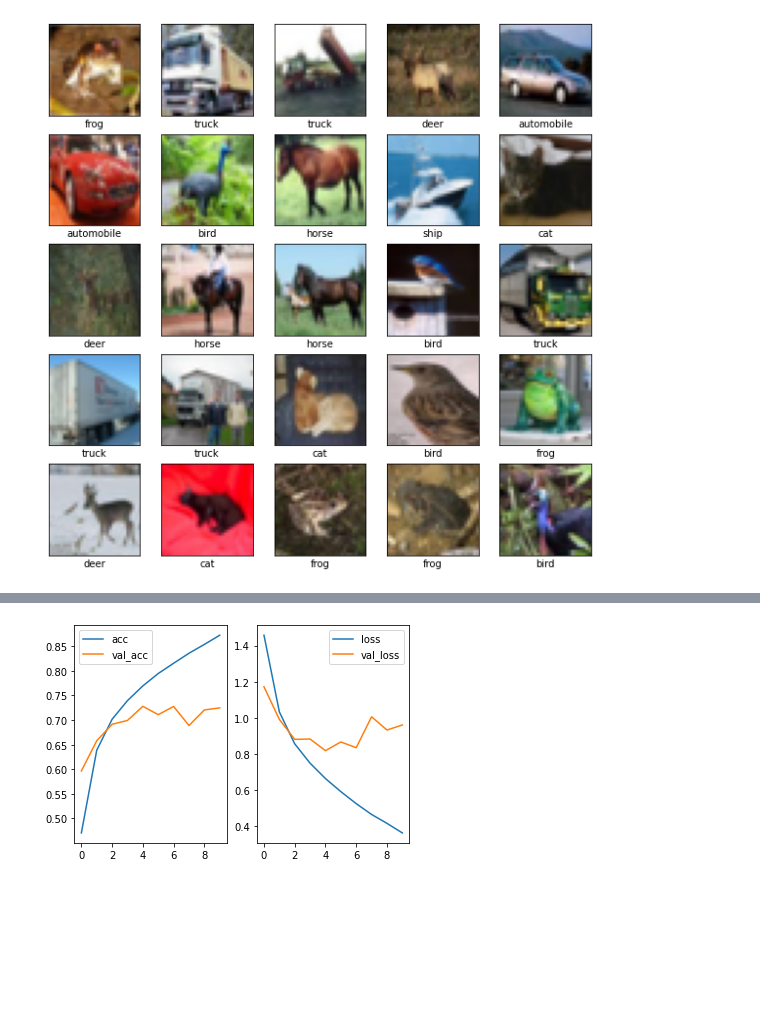
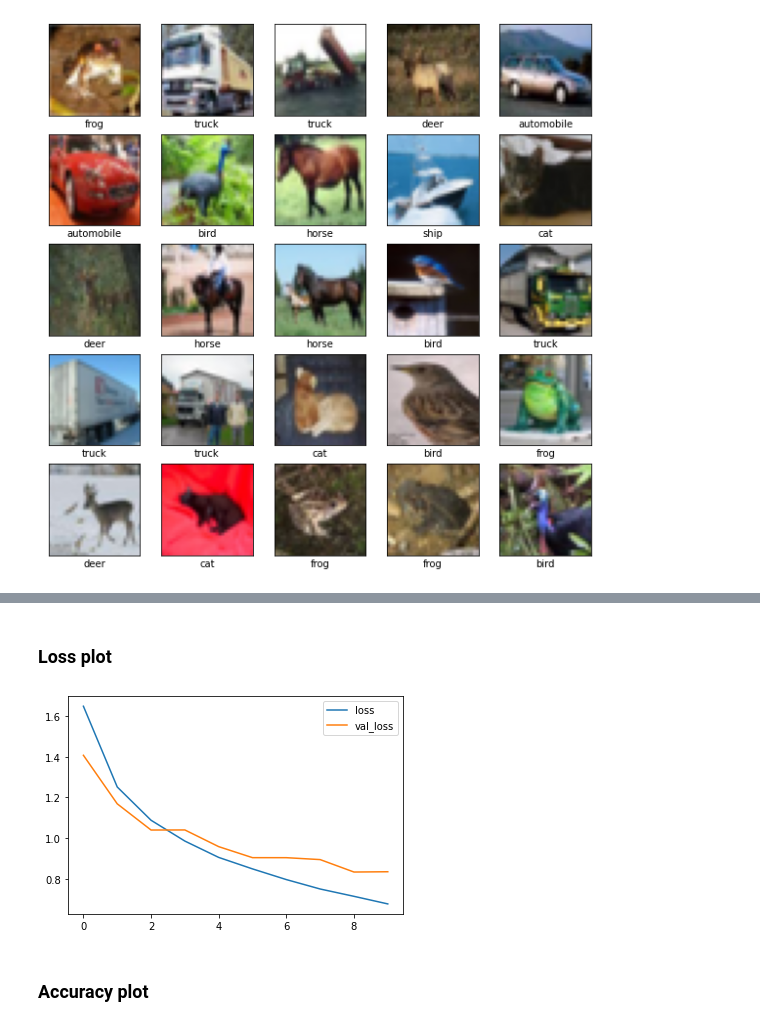
Before and after one commit to ariG23498/involution-tf, a Jupyter notebook: Involution.ipynb, the cells around one changed output, grey strips where cells are left out. Drawn from its saved outputs; the diff is of its cells as text; code cells hidden in the pictures; blank space fills up the shorter version.

```diff
--- a/Involution.ipynb
+++ b/Involution.ipynb
@@ -87,3 +137,6 @@ Downloading data from https://www.cs.toronto.edu/~kriz/cifar-10-python.tar.gz
+# %%
+train_ds = tf.data.Dataset.from_tensor_slices((train_images, train_labels)).shuffle(256).batch(256)
+test_ds = tf.data.Dataset.from_tensor_slices( (test_images, test_labels)).batch(256)
 # %%
 class_names = ['airplane', 'automobile', 'bird', 'cat', 'deer',
                'dog', 'frog', 'horse', 'ship', 'truck']
@@ -140,10 +195,9 @@ Non-trainable params: 0
 _________________________________________________________________
 # %%
 conv_history = convolution_model.fit(
-    train_images,
-    train_labels,
+    train_ds,
     epochs=10,
-    validation_data=(test_images, test_labels)
+    validation_data=test_ds
 )
 # %% [output]
 Epoch 1/10
@@ -169,12 +223,11 @@ Epoch 10/10
+# %% [markdown]
+### Loss plot
 # %%
-plt.subplot(1,2,1)
-plt.plot(conv_history.history["accuracy"], label="acc")
-plt.plot(conv_history.history["val_accuracy"], label="val_acc")
-plt.legend()
-plt.subplot(1,2,2)
 plt.plot(conv_history.history["loss"], label="loss")
 plt.plot(conv_history.history["val_loss"], label="val_loss")
 plt.legend()
 plt.show()
 # %% [output]
-[figure, old version]
+[figure, new version]
+# %% [markdown]
+### Accuracy plot
```
Also changed, not shown: parts of 30 cells of this notebook.
